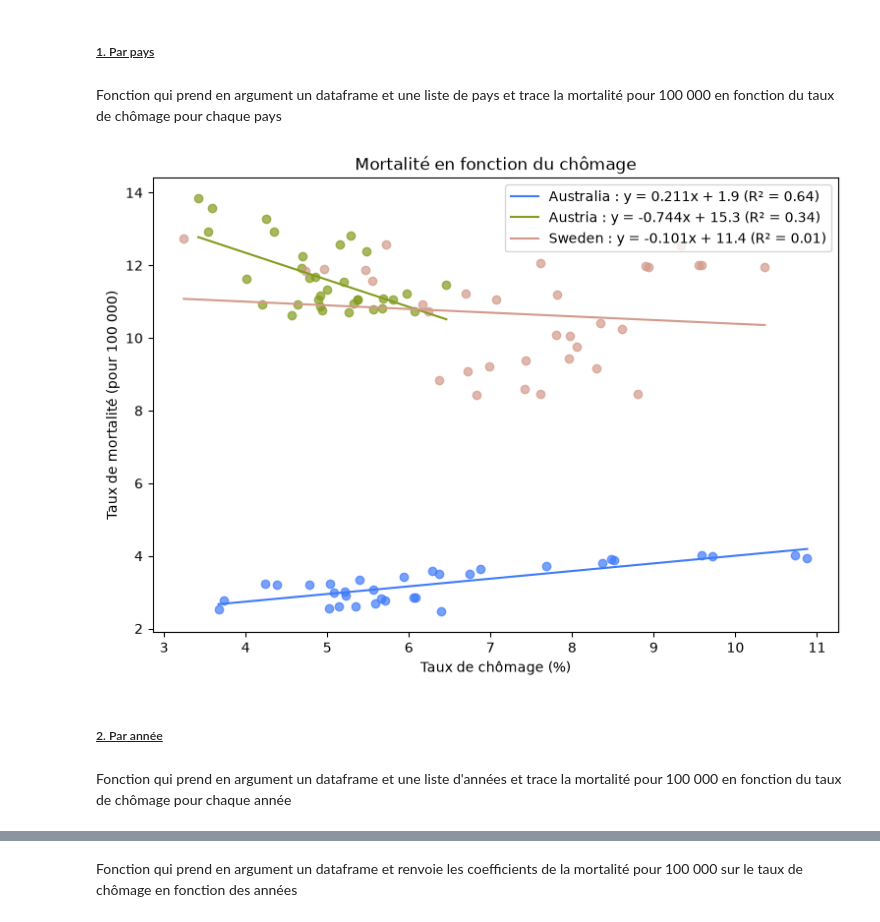
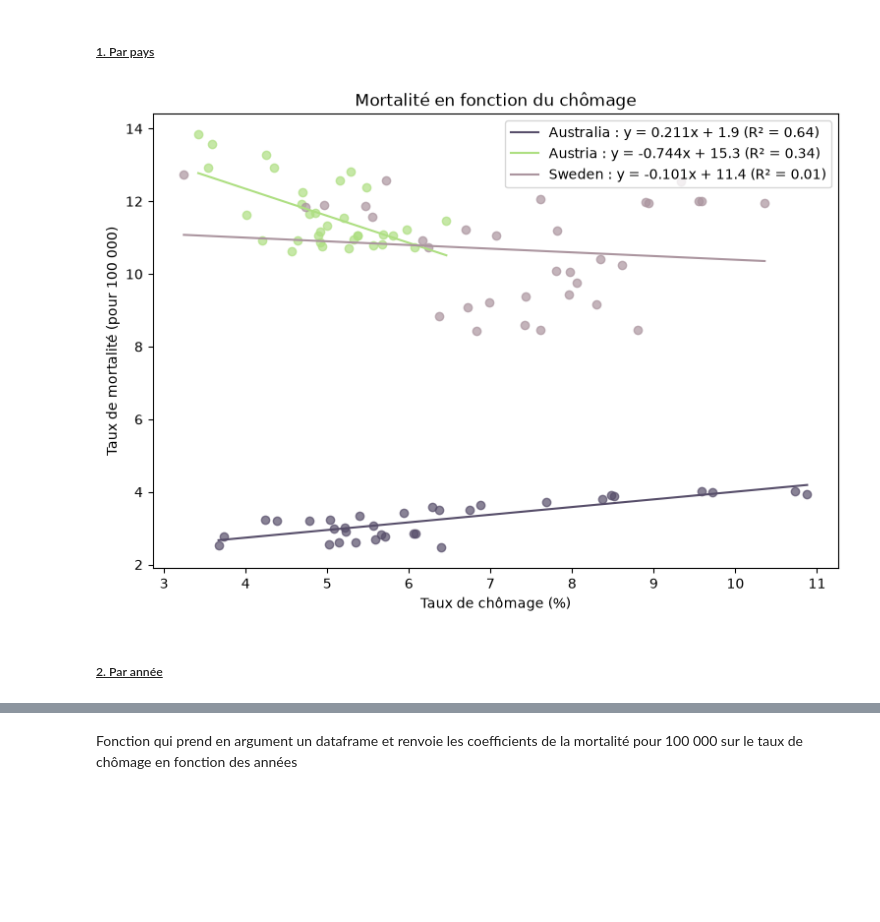
Before and after one commit to eleanorpaineau/Projet-Python, a Jupyter notebook: notebook_principal.ipynb, the cells around one changed output, grey strips where cells are left out. Saved outputs shown, nothing was run; the diff lists cells and outputs as text; code cells hidden in the pictures; blank space fills up the shorter version.

```diff
--- a/notebook_principal.ipynb
+++ b/notebook_principal.ipynb
@@ -213,48 +213,10 @@ df_final.tail(300)
 ### **<u> II. Etude de l'impact du chômage sur la mortalité <u>**
 # %% [markdown]
 ##### <u> 1. Par pays <u>
-# %% [markdown]
-Fonction qui prend en argument un dataframe et une liste de pays et trace la mortalité pour 100 000 en fonction du taux de chômage pour chaque pays
 # %%
-def plot_mortalite_chomage_pays(df,liste_pays) :
-    plt.figure(figsize=(9, 6))
-    couleurs = np.random.rand(len(liste_pays), 3)   # couleurs aléatoires pour chaque pays
-
-    for i in range(len(liste_pays)):   # pour chaque pays
-
-        # selection des informations utiles
-        df_utile = df[(df["cause_name"] == "All causes") & (df["location_name"] == liste_pays[i])]
-        df_utile = df_utile.dropna(subset=["taux_mortalite", "Taux_chômage"])
-
-        # mortalité en pour 100 000 et non en pourcentage
-        df_utile = df_utile.assign(mortalite_100k=df_utile["taux_mortalite"] * 1000)
-
-        # Calcul de la régression
-        modele = smf.ols("mortalite_100k ~ Taux_chômage", data=df_utile).fit()
-        xs = np.linspace(df_utile["Taux_chômage"].min(), df_utile["Taux_chômage"].max(), 100)
-        pred = modele.predict({"Taux_chômage": xs})
-        a = modele.params["Taux_chômage"]
-        b = modele.params["Intercept"]
-        signe = "+" if b >= 0 else "-"
-        equation = f"y = {a:.3g}x {signe} {abs(b):.3g}"
-
-
-        # affichage
-
-        plt.scatter(df_utile["Taux_chômage"], df_utile["mortalite_100k"], alpha=0.7, color = couleurs[i])
-        plt.plot(xs, pred, color=couleurs[i],label=f"{liste_pays[i]} : {equation} (R² = {modele.rsquared:.2f})")
-
-    plt.xlabel("Taux de chômage (%)")
-    plt.ylabel("Taux de mortalité (pour 100 000)")
-    plt.title("Mortalité en fonction du chômage")
-    plt.legend()
-    plt.show()
-
 plot_mortalite_chomage_pays(df_final, ["Australia", "Austria", "Sweden"])
 # %% [output]
-[figure, old version]
+[figure, new version]
 # %% [markdown]
 ##### <u> 2. Par année <u>
-# %% [markdown]
-Fonction qui prend en argument un dataframe et une liste d'années et trace la mortalité pour 100 000 en fonction du taux de chômage pour chaque année
 # %%
```
Also changed, not shown: parts of 2 cells of this notebook, 1 other file.
